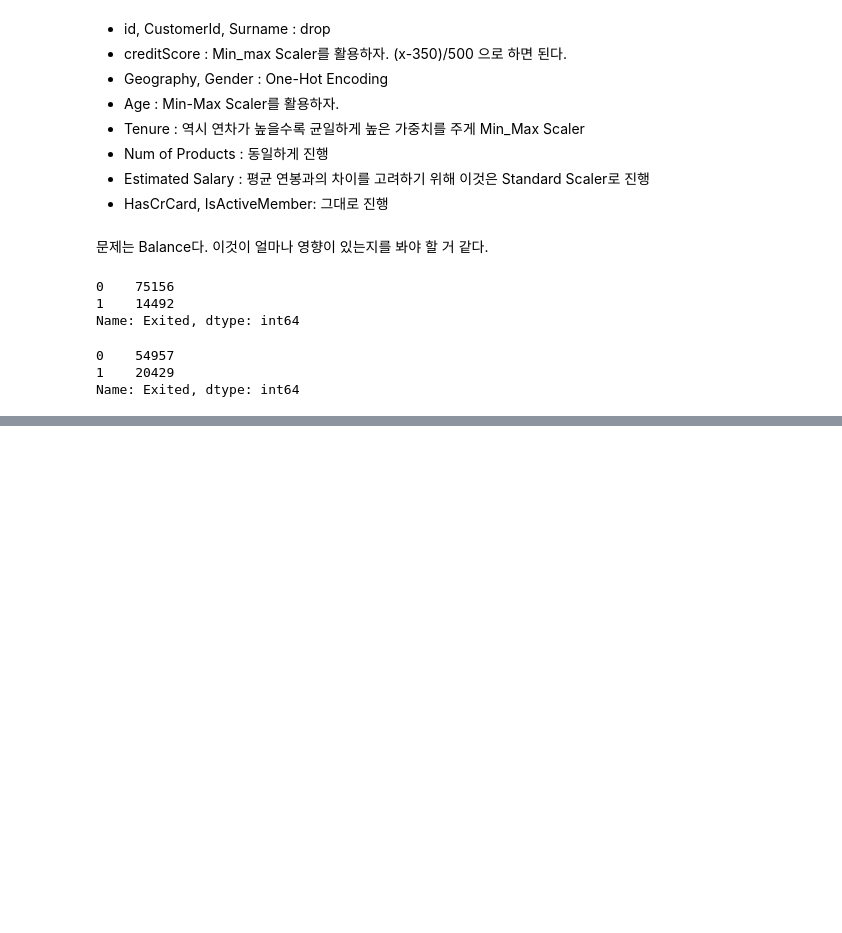
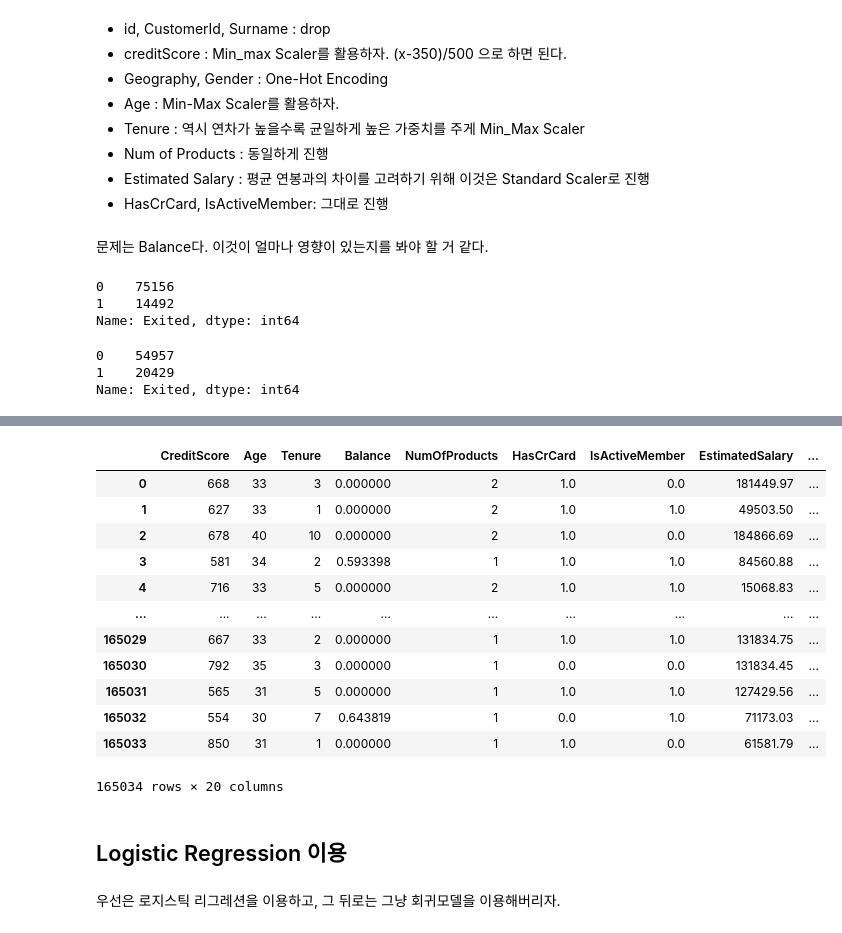
Before and after one commit to swtaktak/personal_project_old_DA, a Jupyter notebook: Kaggle_Bank_Churn_Prediction/Untitled.ipynb, the cells around one changed output, grey strips where cells are left out. Cells and saved outputs as stored; diff of their text form; code cells hidden in the pictures; blank space fills up the shorter version.

```diff
--- a/Kaggle_Bank_Churn_Prediction/Untitled.ipynb
+++ b/Kaggle_Bank_Churn_Prediction/Untitled.ipynb
@@ -288,0 +322,9 @@ Name: Exited, dtype: int64
+# %%
+#train_df['is_bal'] = train_df['Balance'].apply(lambda x : 1 if x > 0 else 0)
+#test_df['is_bal'] = test_df['Balance'].apply(lambda x : 1 if x > 0 else 0)
+#train_df = train_df.drop(['Balance'], axis = 1)
+#test_df = test_df.drop(['Balance'], axis = 1)
+
+max_bal = max(train_df['Balance'])
+train_df['Balance'] = train_df.Balance.apply(lambda x : x/max_bal)
+test_df['Balance'] = test_df.Balance.apply(lambda x : x/max_bal)
@@ -288,0 +333,3 @@ Name: Exited, dtype: int64
+# %%
+train_df['Age'] = train_df['Age'].apply(lambda x: int(x))
+test_df['Age'] = test_df['Age'].apply(lambda x: int(x))
@@ -288,0 +338,35 @@ Name: Exited, dtype: int64
+# %%
+def get_gen(x):
+    if x < 20:
+        return 'under_20s'
+    elif x < 30:
+        return '20s'
+    elif x < 40:
+        return '30s'
+    elif x < 50:
+        return '40s'
+    elif x < 60:
+        return '50s'
+    else:
+        return 'over_60s'
+
+train_df['age_gen'] = train_df.Age.apply(lambda x : get_gen(x))
+test_df['age_gen'] = test_df.Age.apply(lambda x : get_gen(x))
+train_df = pd.get_dummies(train_df, columns = ['age_gen'])
+test_df = pd.get_dummies(test_df, columns = ['age_gen'])
+# %%
+train_df
+# %% [output]
+|  | CreditScore | Age | Tenure | Balance | NumOfProducts | HasCrCard | IsActiveMember | EstimatedSalary | ... |
+| 0 | 668 | 33 | 3 | 0.000000 | 2 | 1.0 | 0.0 | 181449.97 | ... |
+| 1 | 627 | 33 | 1 | 0.000000 | 2 | 1.0 | 1.0 | 49503.50 | ... |
+| 2 | 678 | 40 | 10 | 0.000000 | 2 | 1.0 | 0.0 | 184866.69 | ... |
+| 3 | 581 | 34 | 2 | 0.593398 | 1 | 1.0 | 1.0 | 84560.88 | ... |
+| 4 | 716 | 33 | 5 | 0.000000 | 2 | 1.0 | 1.0 | 15068.83 | ... |
+| ... | ... | ... | ... | ... | ... | ... | ... | ... | ... |
+| 165029 | 667 | 33 | 2 | 0.000000 | 1 | 1.0 | 1.0 | 131834.75 | ... |
+| 165030 | 792 | 35 | 3 | 0.000000 | 1 | 0.0 | 0.0 | 131834.45 | ... |
+| 165031 | 565 | 31 | 5 | 0.000000 | 1 | 1.0 | 1.0 | 127429.56 | ... |
+| 165032 | 554 | 30 | 7 | 0.643819 | 1 | 0.0 | 1.0 | 71173.03 | ... |
+| 165033 | 850 | 31 | 1 | 0.000000 | 1 | 1.0 | 0.0 | 61581.79 | ... |
+165034 rows × 20 columns
@@ -288,0 +386,4 @@ Name: Exited, dtype: int64
+# %% [markdown]
+## Logistic Regression 이용
+# %% [markdown]
+우선은 로지스틱 리그레션을 이용하고, 그 뒤로는 그냥 회귀모델을 이용해버리자.
```
Also changed, not shown: parts of 52 cells of this notebook, 2 other files.
